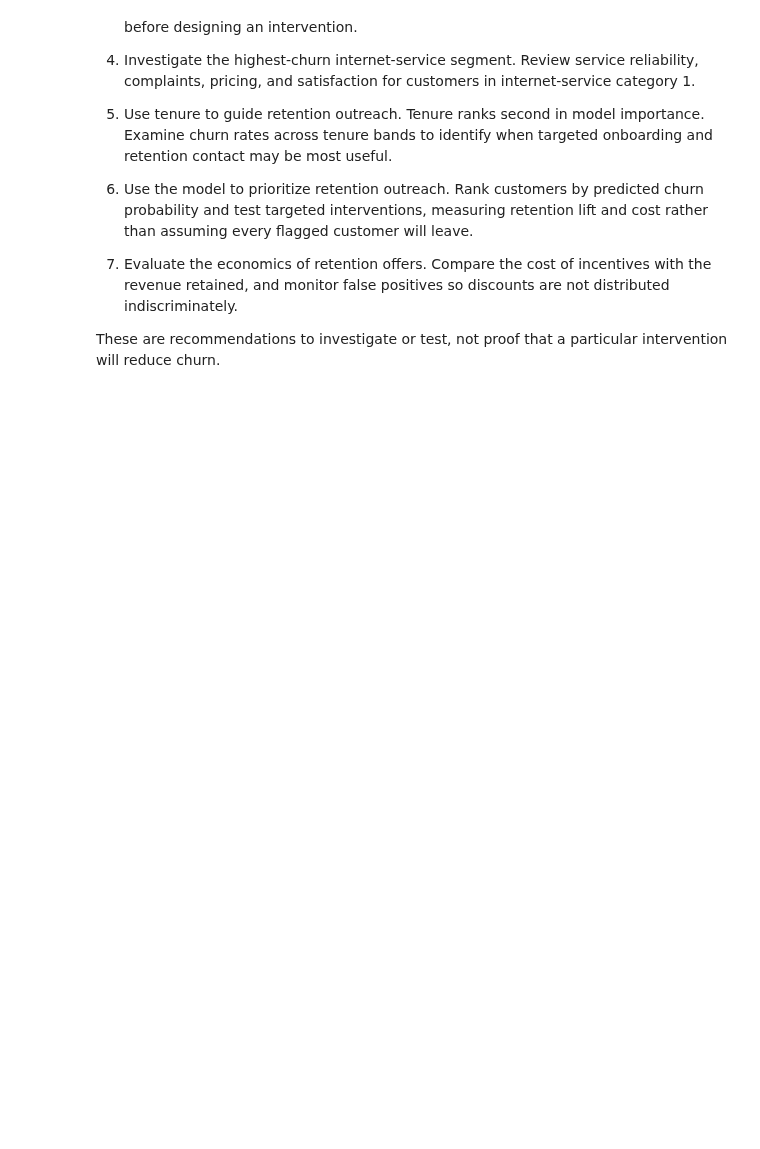
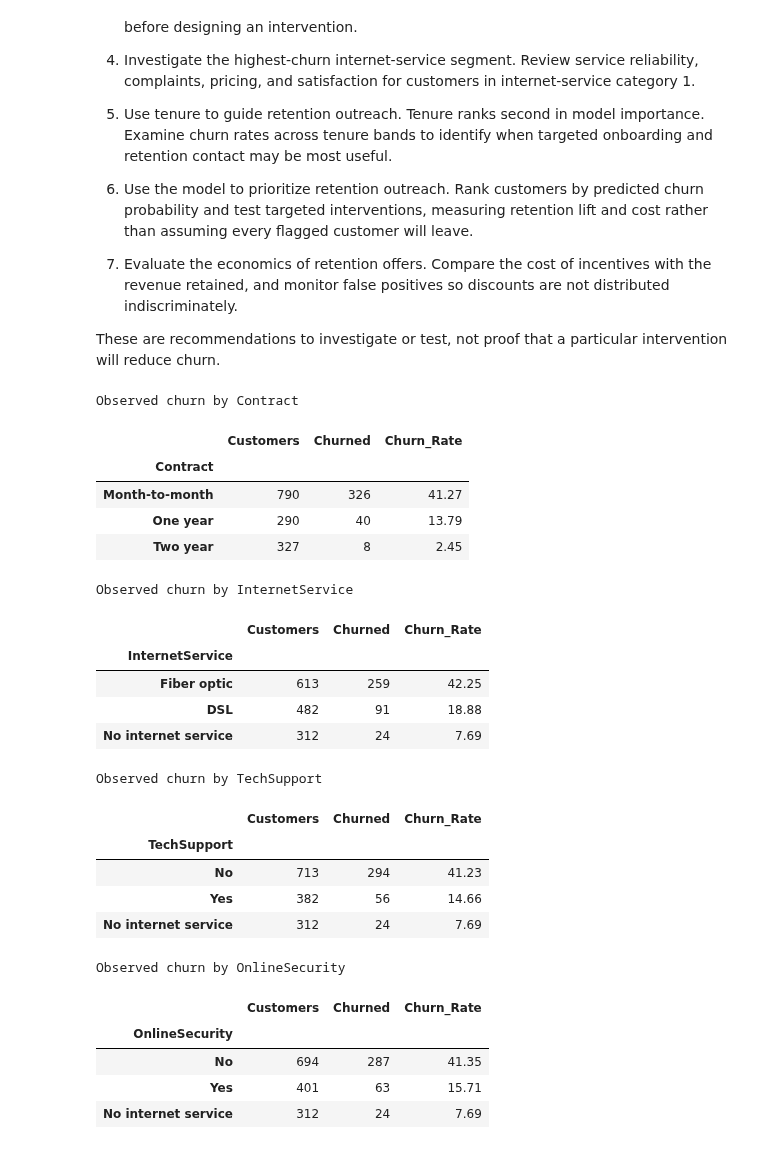
Before and after one commit to Domiclement/NEXAFRICA-CUSTOMER_CHURN_ANALYSIS, a Jupyter notebook: Customer_Churn_Analysis.ipynb, the cells around one changed output. Saved outputs shown, nothing was run; the diff lists cells and outputs as text; code cells hidden in the pictures; blank space fills up the shorter version.

```diff
--- a/Customer_Churn_Analysis.ipynb
+++ b/Customer_Churn_Analysis.ipynb
@@ -2910,3 +2910,78 @@ for col in [
     if col in df.columns:
         print(f"\n{col}")
         print(df[col].value_counts(dropna=False))
+# %%
+
+# Map encoded values back to original category labels
+category_mappings = {
+    "Contract": {
+        0: "Month-to-month",
+        1: "One year",
+        2: "Two year"
+    },
+    "InternetService": {
+        0: "DSL",
+        1: "Fiber optic",
+        2: "No internet service"
+    },
+    "TechSupport": {
+        0: "No",
+        1: "No internet service",
+        2: "Yes"
+    },
+    "OnlineSecurity": {
+        0: "No",
+        1: "No internet service",
+        2: "Yes"
+    }
+}
+
+# Produce readable summaries without modifying test_analysis
+for feature, mapping in category_mappings.items():
+    if feature not in test_analysis.columns:
+        continue
+
+    readable_data = test_analysis[[feature, "Actual_Churn"]].copy()
+    readable_data[feature] = readable_data[feature].map(mapping)
+
+    summary = (
+        readable_data.groupby(feature, dropna=False)
+        .agg(
+            Customers=("Actual_Churn", "size"),
+            Churned=("Actual_Churn", "sum"),
+            Churn_Rate=("Actual_Churn", "mean")
+        )
+        .sort_values("Churn_Rate", ascending=False)
+    )
+
+    summary["Churn_Rate"] = (
+        summary["Churn_Rate"] * 100
+    ).round(2)
+
+    print(f"\nObserved churn by {feature}")
+    display(summary)
+# %% [output]
+Observed churn by Contract
+|  | Customers | Churned | Churn_Rate |
+| Contract |  |  |  |
+| Month-to-month | 790 | 326 | 41.27 |
+| One year | 290 | 40 | 13.79 |
+| Two year | 327 | 8 | 2.45 |
+Observed churn by InternetService
+|  | Customers | Churned | Churn_Rate |
+| InternetService |  |  |  |
+| Fiber optic | 613 | 259 | 42.25 |
+| DSL | 482 | 91 | 18.88 |
+| No internet service | 312 | 24 | 7.69 |
+Observed churn by TechSupport
+|  | Customers | Churned | Churn_Rate |
+| TechSupport |  |  |  |
+| No | 713 | 294 | 41.23 |
+| Yes | 382 | 56 | 14.66 |
+| No internet service | 312 | 24 | 7.69 |
+Observed churn by OnlineSecurity
+|  | Customers | Churned | Churn_Rate |
+| OnlineSecurity |  |  |  |
+| No | 694 | 287 | 41.35 |
+| Yes | 401 | 63 | 15.71 |
+| No internet service | 312 | 24 | 7.69 |
```
Also changed, not shown: parts of 2 cells of this notebook.
